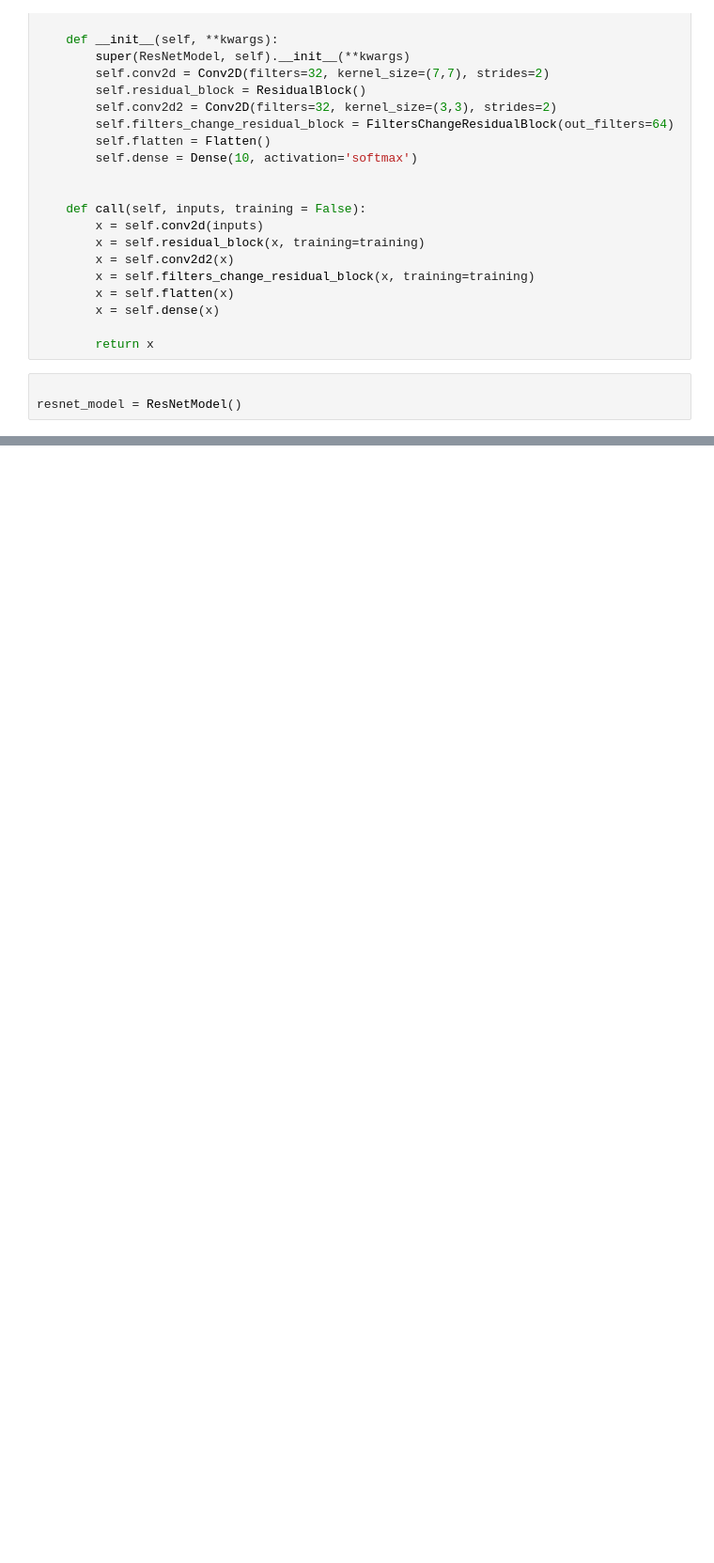
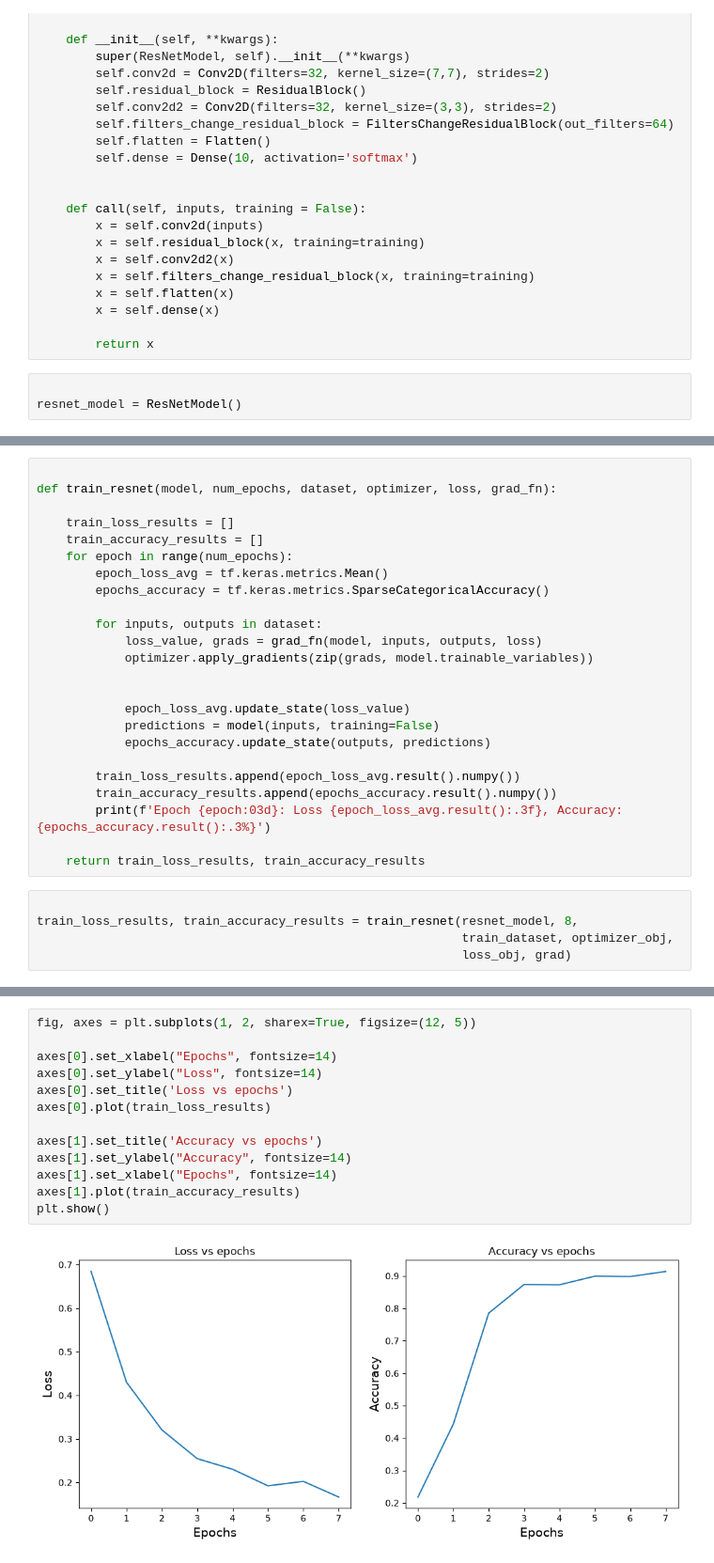
Before and after one commit to ramirezgrosas/tf2-Classifier-fashion-mnist-custom-training-loop, a Jupyter notebook: tf2-Classifier-fashion-mnist-custom-training-loop.ipynb, the cells around one changed output, grey strips where cells are left out. Shown at 94% size. Cells and saved outputs as stored; diff of their text form; blank space fills up the shorter version.

Commit message:
Defining optimizer, loss function, grad function, Defining the custom training loop, training model and plotting learning curves

```diff
--- a/tf2-Classifier-fashion-mnist-custom-training-loop.ipynb
+++ b/tf2-Classifier-fashion-mnist-custom-training-loop.ipynb
@@ -181,0 +203,29 @@ resnet_model = ResNetModel()
+# %%
+
+def train_resnet(model, num_epochs, dataset, optimizer, loss, grad_fn):
+
+    train_loss_results = []
+    train_accuracy_results = []
+    for epoch in range(num_epochs):
+        epoch_loss_avg = tf.keras.metrics.Mean()
+        epochs_accuracy = tf.keras.metrics.SparseCategoricalAccuracy()
+
+        for inputs, outputs in dataset:
+            loss_value, grads = grad_fn(model, inputs, outputs, loss)
+            optimizer.apply_gradients(zip(grads, model.trainable_variables))
+
+
+            epoch_loss_avg.update_state(loss_value)
+            predictions = model(inputs, training=False)
+            epochs_accuracy.update_state(outputs, predictions)
+
+        train_loss_results.append(epoch_loss_avg.result().numpy())
+        train_accuracy_results.append(epochs_accuracy.result().numpy())
+        print(f'Epoch {epoch:03d}: Loss {epoch_loss_avg.result():.3f}, Accuracy: {epochs_accuracy.result():.3%}')
+
+    return train_loss_results, train_accuracy_results
+# %%
+
+train_loss_results, train_accuracy_results = train_resnet(resnet_model, 8,
+                                                          train_dataset, optimizer_obj,
+                                                          loss_obj, grad)
@@ -181,0 +243,15 @@ resnet_model = ResNetModel()
+# %%
+fig, axes = plt.subplots(1, 2, sharex=True, figsize=(12, 5))
+
+axes[0].set_xlabel("Epochs", fontsize=14)
+axes[0].set_ylabel("Loss", fontsize=14)
+axes[0].set_title('Loss vs epochs')
+axes[0].plot(train_loss_results)
+
+axes[1].set_title('Accuracy vs epochs')
+axes[1].set_ylabel("Accuracy", fontsize=14)
+axes[1].set_xlabel("Epochs", fontsize=14)
+axes[1].plot(train_accuracy_results)
+plt.show()
+# %% [output]
+[figure, added]
```
Also changed, not shown: parts of 8 cells of this notebook.
